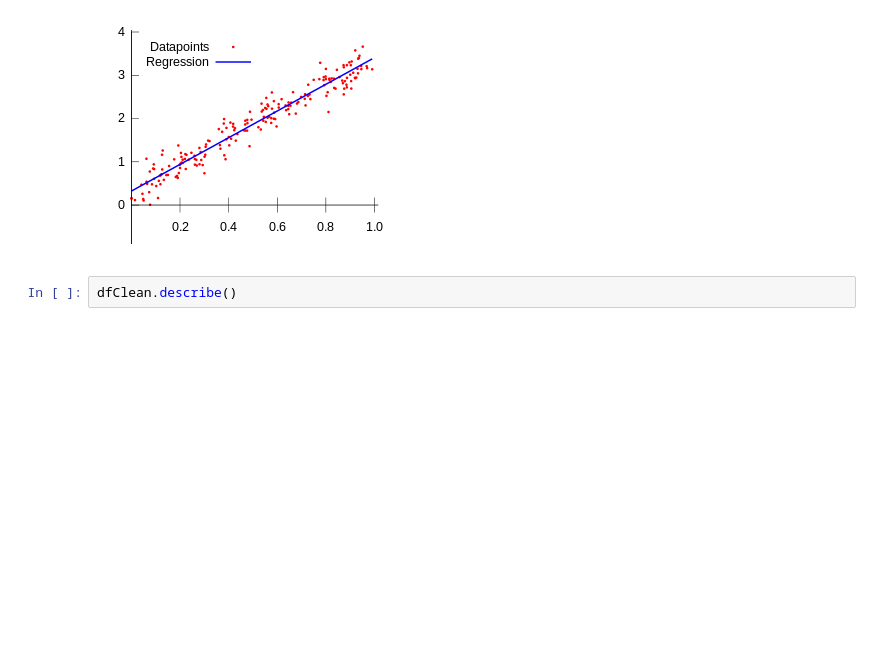
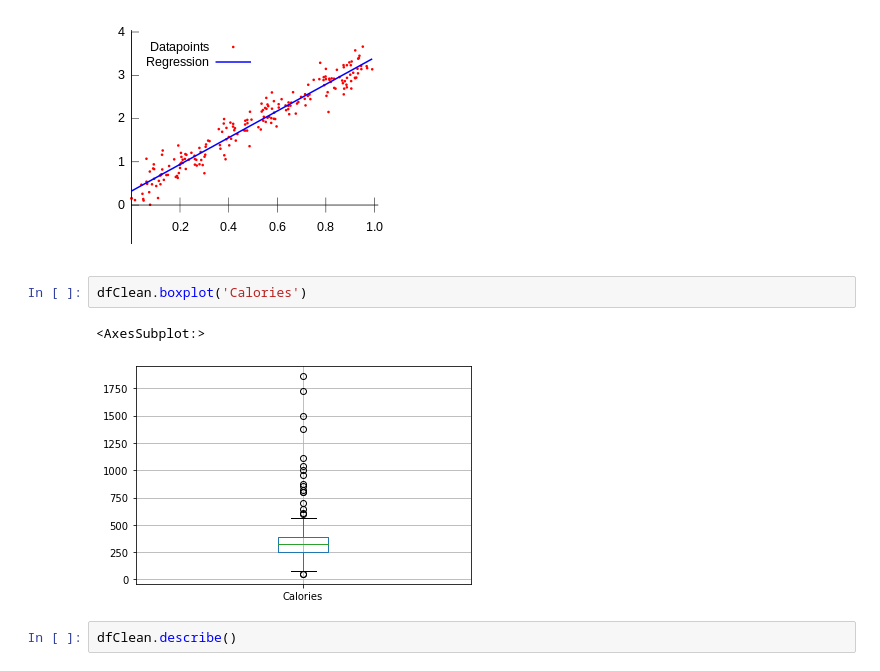
Before and after one commit to leodrivera/Leo_Notebooks, a Jupyter notebook: Semana5_1.ipynb, the cells around one changed output. Drawn from its saved outputs; the diff is of its cells as text; blank space fills up the shorter version.

```diff
--- a/Semana5_1.ipynb
+++ b/Semana5_1.ipynb
@@ -405,6 +405,11 @@ dfClean.plot(kind='scatter', x='Duration', y='Calories')
 ![image-5.png](attachment:image-5.png)
 # %% [markdown]
  ![image.png](attachment:image.png)
+# %%
+dfClean.boxplot('Calories')
+# %% [output]
+<AxesSubplot:>
+[figure, added]
 # %%
 dfClean.describe()
 # %% [output]
```
Also changed, not shown: parts of 6 cells of this notebook.
